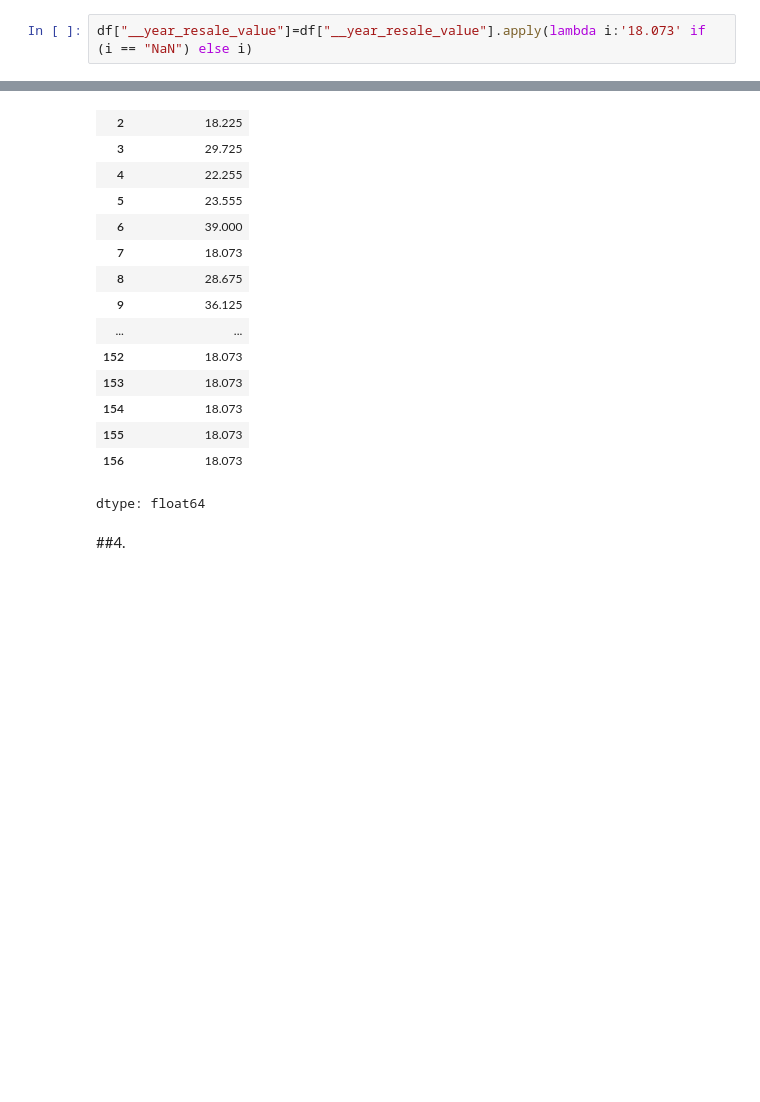
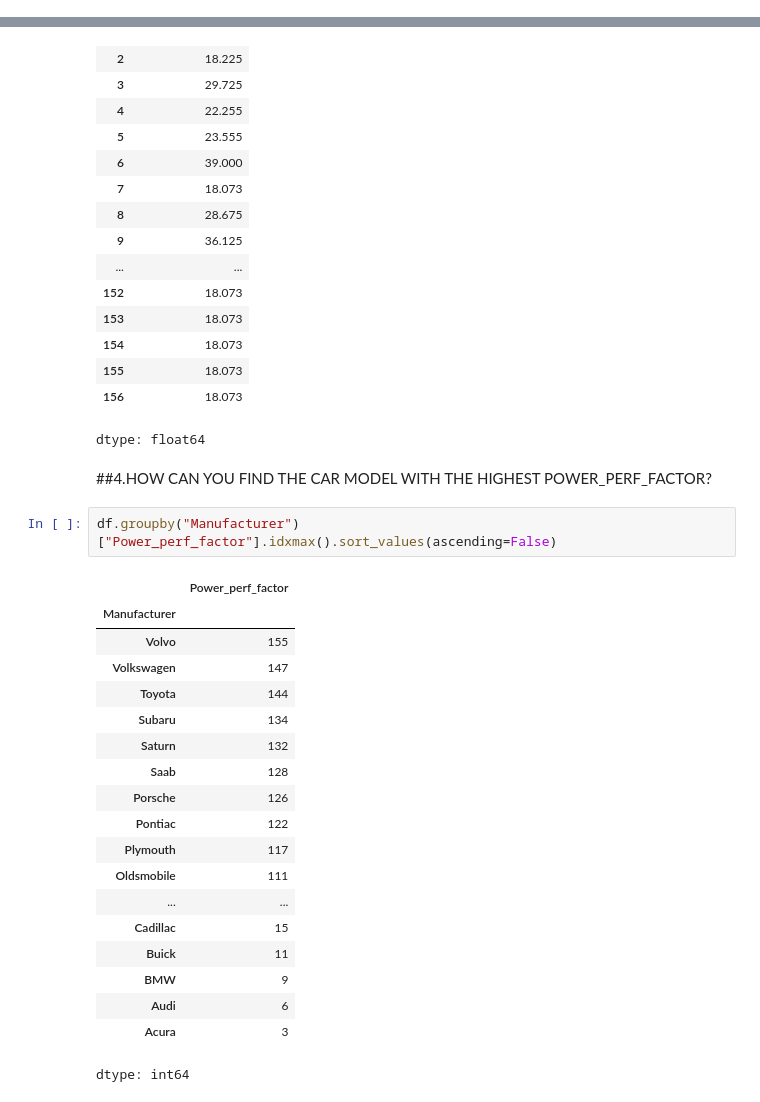
Before and after one commit to SIVASHANKARI04/Car-Sales-and-Performance-Analysis-Trends-and-insights, a Jupyter notebook: car_sales.ipynb, the cells around one changed output, grey strips where cells are left out. Drawn from its saved outputs; the diff is of its cells as text; blank space fills up the shorter version.

```diff
--- a/car_sales.ipynb
+++ b/car_sales.ipynb
@@ -102,8 +99,6 @@ dtype: float64
 df.__year_resale_value.mean()
 # %% [output]
 18.07297520661157
-# %%
-df["__year_resale_value"]=df["__year_resale_value"].apply(lambda i:'18.073' if (i == "NaN") else i)
 # %%
 df["__year_resale_value"].fillna(18.073)
 # %% [output]
@@ -125,5 +120,27 @@ df["__year_resale_value"].fillna(18.073)
 | 155 | 18.073 |
 | 156 | 18.073 |
 dtype: float64
-# %% [markdown]
-##4.
+# %% [markdown]
+##4.HOW CAN YOU FIND THE CAR MODEL WITH THE HIGHEST POWER_PERF_FACTOR?
+# %%
+df.groupby("Manufacturer")["Power_perf_factor"].idxmax().sort_values(ascending=False)
+# %% [output]
+|  | Power_perf_factor |
+| Manufacturer |  |
+| Volvo | 155 |
+| Volkswagen | 147 |
+| Toyota | 144 |
+| Subaru | 134 |
+| Saturn | 132 |
+| Saab | 128 |
+| Porsche | 126 |
+| Pontiac | 122 |
+| Plymouth | 117 |
+| Oldsmobile | 111 |
+| ... | ... |
+| Cadillac | 15 |
+| Buick | 11 |
+| BMW | 9 |
+| Audi | 6 |
+| Acura | 3 |
+dtype: int64
```
Also changed, not shown: parts of 5 cells of this notebook.
